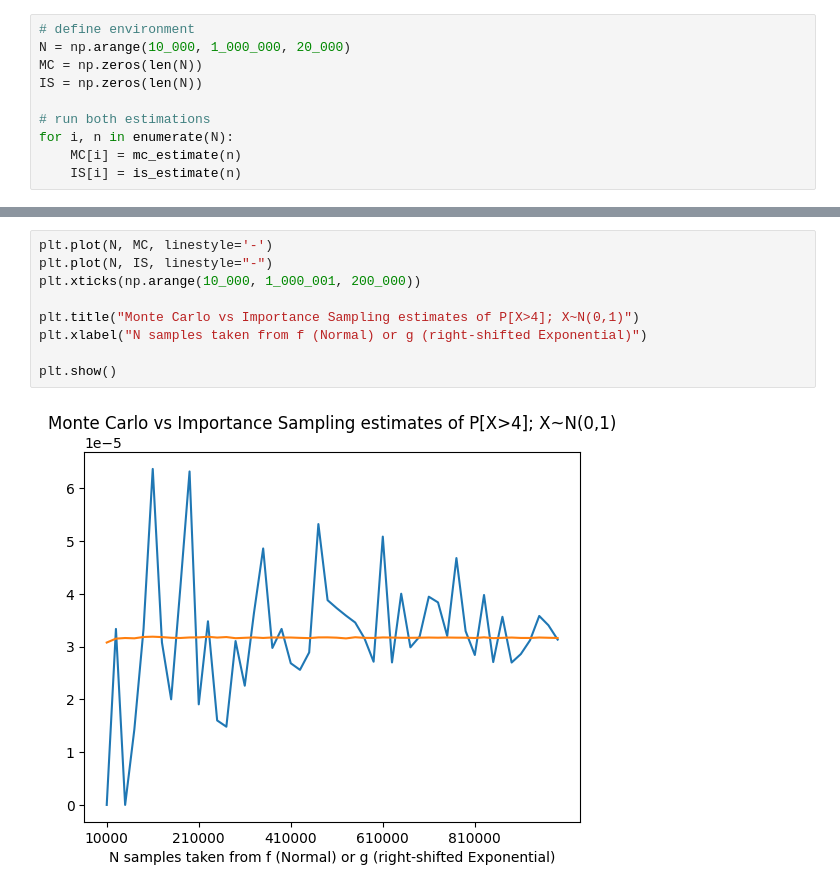
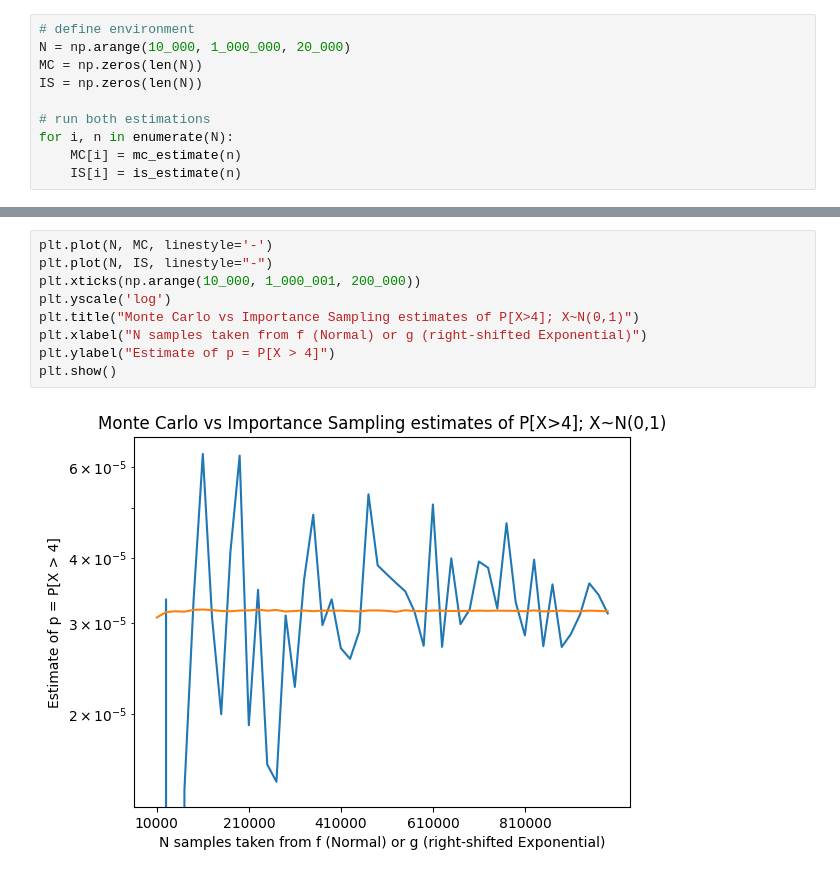
Before and after one commit to pgundral/apma-1690, a Jupyter notebook: hw3/scripts.ipynb, the cells around one changed output, grey strips where cells are left out. Saved outputs shown, nothing was run; the diff lists cells and outputs as text.

```diff
--- a/hw3/scripts.ipynb
+++ b/hw3/scripts.ipynb
@@ -246,11 +227,11 @@ print(IS)
 # %%
 plt.plot(N, MC, linestyle='-')
 plt.plot(N, IS, linestyle="-")
 plt.xticks(np.arange(10_000, 1_000_001, 200_000))
-
+plt.yscale('log')
 plt.title("Monte Carlo vs Importance Sampling estimates of P[X>4]; X~N(0,1)")
 plt.xlabel("N samples taken from f (Normal) or g (right-shifted Exponential)")
-
+plt.ylabel("Estimate of p = P[X > 4]")
 plt.show()
 # %% [output]
-[figure, old version]
+[figure, new version]
```
Also changed, not shown: parts of 3 cells of this notebook, 5 other files.
